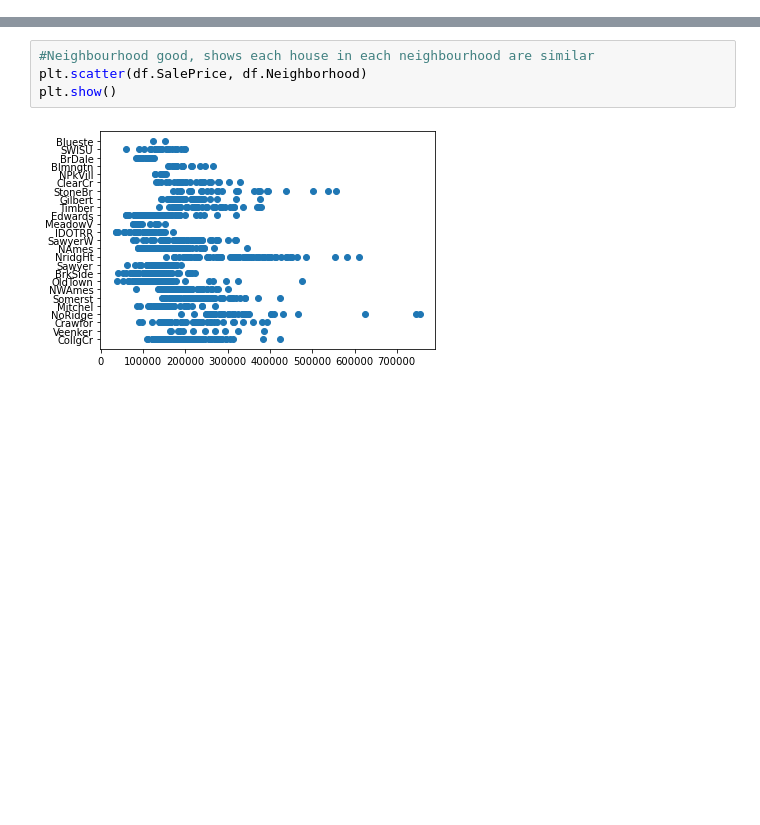
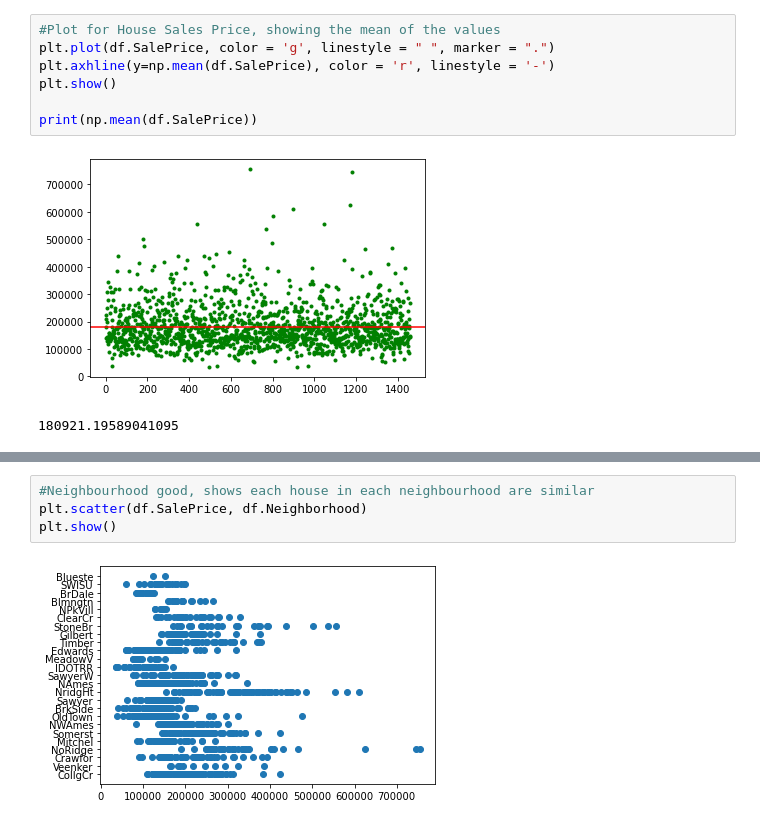
Before and after one commit to maxguy2001/StatsCaseStudiesSem2, a Jupyter notebook: Part1/kim.ipynb, the cells around one changed output, grey strips where cells are left out. Saved outputs shown, nothing was run; the diff lists cells and outputs as text; blank space fills up the shorter version.

```diff
--- a/Part1/kim.ipynb
+++ b/Part1/kim.ipynb
@@ -20 +27,11 @@ oddsales
+# %%
+#Plot for House Sales Price, showing the mean of the values
+plt.plot(df.SalePrice, color = 'g', linestyle = " ", marker = ".")
+plt.axhline(y=np.mean(df.SalePrice), color = 'r', linestyle = '-')
+plt.show()
+
+print(np.mean(df.SalePrice))
+# %% [output]
+[figure, added]
+180921.19589041095
 # %%
```
Also changed, not shown: parts of 5 cells of this notebook.
